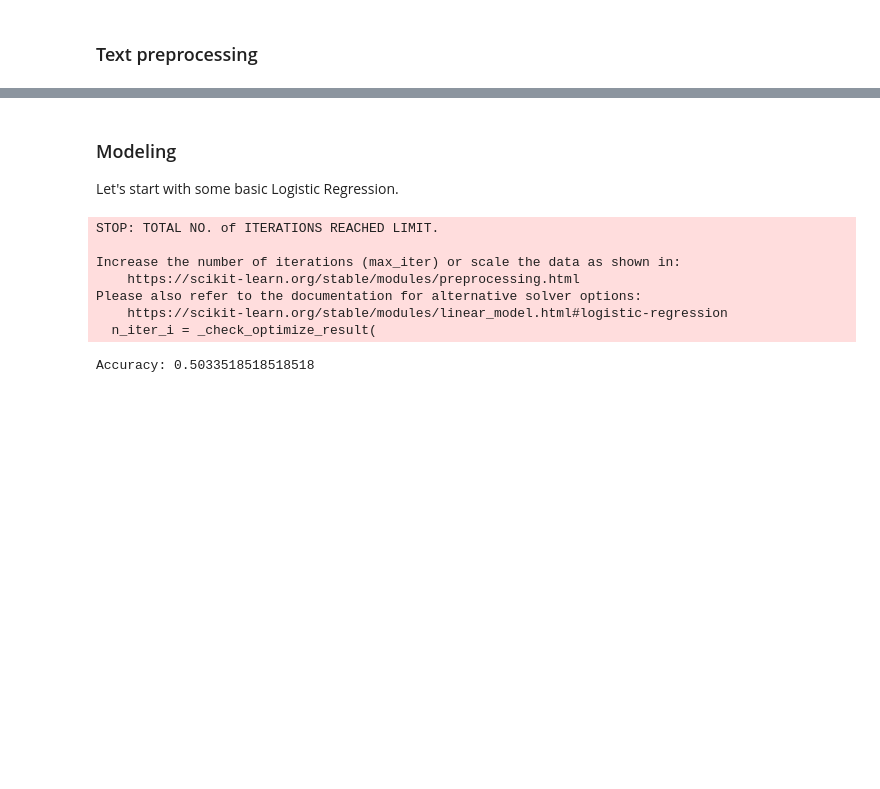
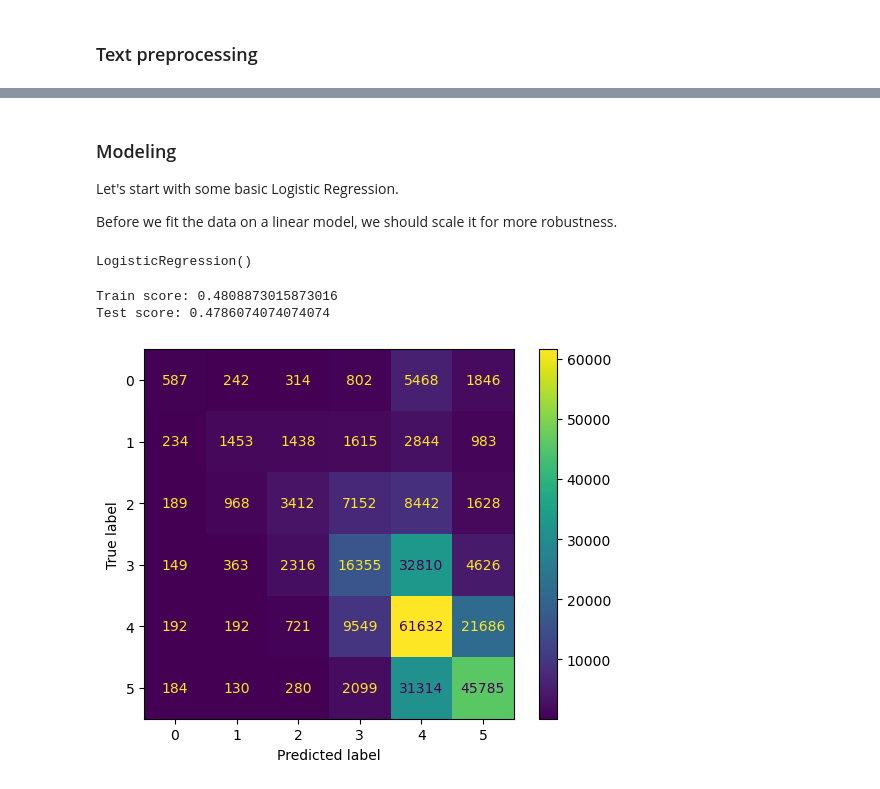
Before and after one commit to tilovashahrin/Goodreads_Books_Reviews, a Jupyter notebook: Notebooks/Goodreads_EDA.ipynb, the cells around one changed output, grey strips where cells are left out. Cells and saved outputs as stored; diff of their text form; code cells hidden in the pictures; blank space fills up the shorter version.

```diff
--- a/Notebooks/Goodreads_EDA.ipynb
+++ b/Notebooks/Goodreads_EDA.ipynb
@@ -186,0 +234,8 @@ X_test_vectorized = bagofwords.transform(X_test)
+# %%
+# convert sparse matrix into dataframe
+# Source(https://pandas.pydata.org/pandas-docs/stable/reference/api/pandas.DataFrame.sparse.from_spmatrix.html)
+X_train_dense = pd.DataFrame.sparse.from_spmatrix(X_train_vectorized, columns=bow.get_feature_names_out()).sparse.to_dense()
+X_test_dense = pd.DataFrame.sparse.from_spmatrix(X_test_vectorized, columns=bow.get_feature_names_out()).sparse.to_dense()
+
+# First 5 rows of training data
+X_train_dense.head()
@@ -188,27 +251,38 @@ X_test_vectorized = bagofwords.transform(X_test)
 ### Modeling
 
 Let's start with some basic Logistic Regression.
+
+Before we fit the data on a linear model, we should scale it for more robustness.
+# %%
+# instantiate the scaler
+ss = StandardScaler()
+
+# fit the scaler into the training set
+ss.fit(X_train_dense)
+
+# transform the train and testing set
+X_train_ss = ss.transform(X_train_dense)
+X_test_ss = ss.transform(X_test_dense)
 # %%
-from sklearn.linear_model import LogisticRegression
-from sklearn.metrics import accuracy_score
+# instantiate model
+base_logreg = LogisticRegression()
 
-clf = LogisticRegression()
-
-# Train the classifier
-clf.fit(X_train_vectorized, y_train)
-
-# Predict on the test set
-y_pred = clf.predict(X_test_vectorized)
-
-# Calculate accuracy
-accuracy = accuracy_score(y_test, y_pred)
-print("Accuracy:", accuracy)
+# Fit the classifier
+base_logreg.fit(X_train_ss, y_train)
 # %% [output]
-STOP: TOTAL NO. of ITERATIONS REACHED LIMIT.
-
-Increase the number of iterations (max_iter) or scale the data as shown in:
-    https://scikit-learn.org/stable/modules/preprocessing.html
-Please also refer to the documentation for alternative solver options:
-    https://scikit-learn.org/stable/modules/linear_model.html#logistic-regression
-  n_iter_i = _check_optimize_result(
+LogisticRegression()
-Accuracy: 0.5033518518518518
+# %%
+print(f"Train score: {base_logreg.score(X_train_ss, y_train)}")
+print(f"Test score: {base_logreg.score(X_test_ss, y_test)}")
+# %% [output]
+Train score: 0.4808873015873016
+Test score: 0.4786074074074074
+# %%
+# Get class predictions
+y_pred = base_logreg.predict(X_test_ss)
+
+# Confusion matrix
+ConfusionMatrixDisplay.from_estimator(base_logreg, X_test_ss, y_test)
+plt.show()
+# %% [output]
+[figure, added]
```
Also changed, not shown: parts of 29 cells of this notebook.
